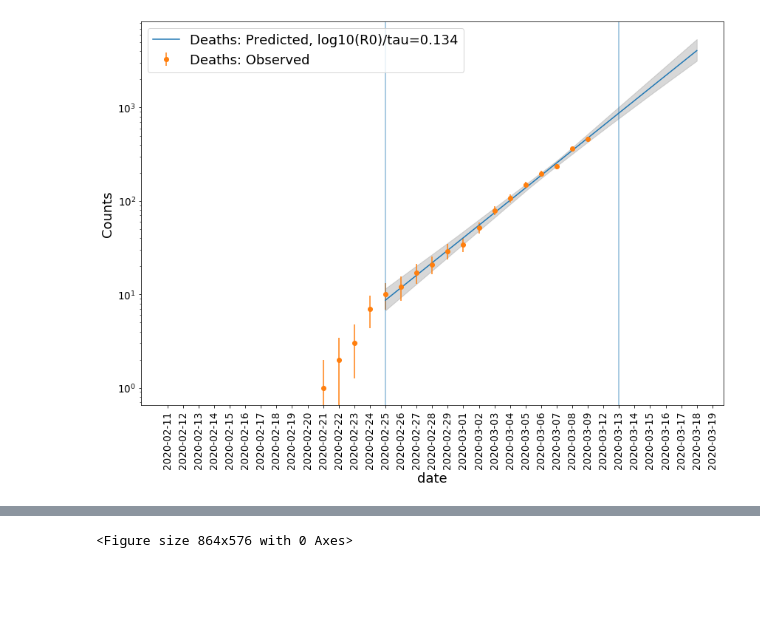
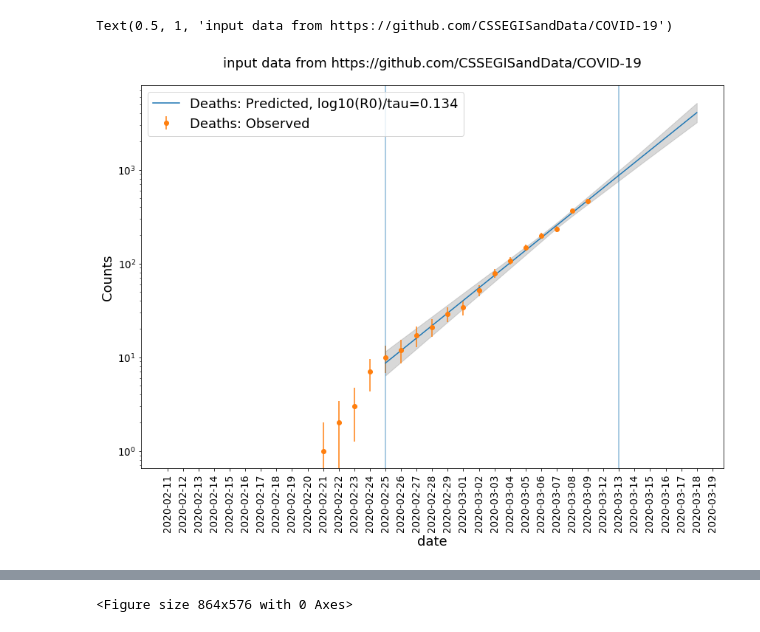
Before and after one commit to andreatramacere/covid19-analysis, a Jupyter notebook: covid_stat.ipynb, the cells around one changed output, grey strips where cells are left out. Cells and saved outputs as stored; diff of their text form; code cells hidden in the pictures; blank space fills up the shorter version.

```diff
--- a/covid_stat.ipynb
+++ b/covid_stat.ipynb
@@ -161,10 +161,12 @@ mcmc run done, with 1 threads took 9.26 seconds
 # %%
 %matplotlib inline
 fig=plt.figure(figsize=(12,9))
 plot_model(mcmc_d,bfm_d.fit_Model,data,35,55,label=name,size=500)
 plt.tight_layout()
+plt.title('input data from https://github.com/CSSEGISandData/COVID-19')
 # %% [output]
+Text(0.5, 1, 'input data from https://github.com/CSSEGISandData/COVID-19')
-[figure, old version]
+[figure, new version]
 # %%
 fig=plt.figure(figsize=(12,8))
 f=mcmc_d.corner_plot()
```
Also changed, not shown: parts of 3 cells of this notebook.
